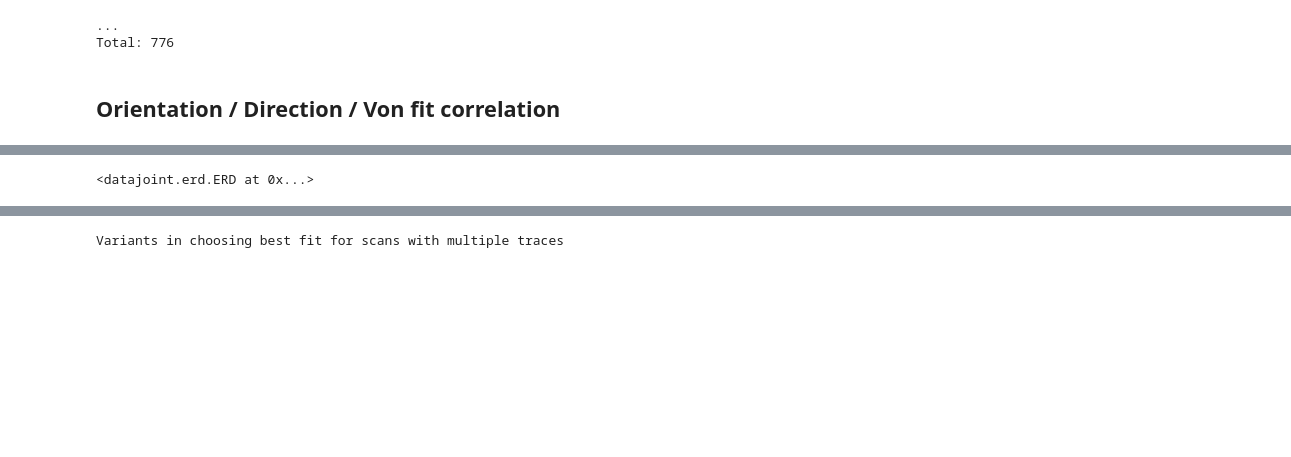
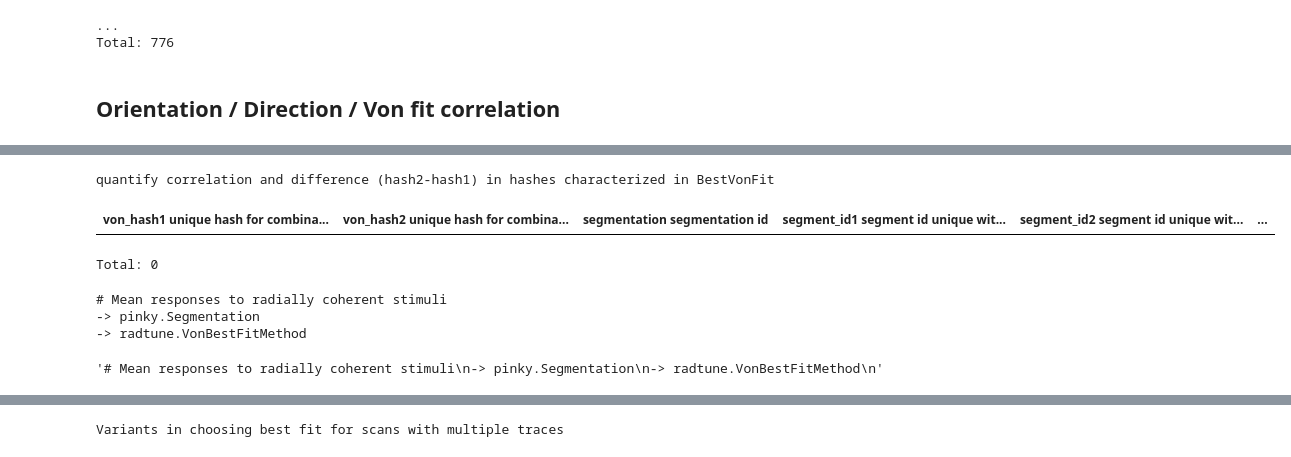
Before and after one commit to celiibrendan/Complete_Pinky100_Pipeline, a Jupyter notebook: notebooks/Pass_2_Analysis/Functional_plots/pinky100 shared contact plots_PINKY.ipynb, the cells around one changed output, grey strips where cells are left out. Drawn from its saved outputs; the diff is of its cells as text; code cells hidden in the pictures; blank space fills up the shorter version.

```diff
--- a/notebooks/Pass_2_Analysis/Functional_plots/pinky100 shared contact plots_PINKY.ipynb
+++ b/notebooks/Pass_2_Analysis/Functional_plots/pinky100 shared contact plots_PINKY.ipynb
@@ -77,3 +112,16 @@ AttributeError: module 'pinky' has no attribute 'ContactCorrelation'
+# %%
+(radtune.BestVonCorr & rad_unit_pairs)
+# %% [output]
+quantify correlation and difference (hash2-hash1) in hashes characterized in BestVonFit
+| von_hash1 unique hash for combina... | von_hash2 unique hash for combina... | segmentation segmentation id | segment_id1 segment id unique wit... | segment_id2 segment id unique wit... | ... |
+Total: 0
+# %%
+radtune.BestVonFit.Unit.desc
+# %% [output]
+# Mean responses to radially coherent stimuli
+-> pinky.Segmentation
+-> radtune.VonBestFitMethod
+'# Mean responses to radially coherent stimuli\n-> pinky.Segmentation\n-> radtune.VonBestFitMethod\n'
 # %%
 tuned = 'confidence > 1.0'
 
@@ -84,10 +132,6 @@ rad_unit_pairs = (rad_units.proj(segment_id1 = 'segment_id') *
 
 radsyncont_df = pd.DataFrame(((radtune.BestVonCorr & rad_unit_pairs) *
                               fc.ContactCorrelationShaft.proj(*attrs, cont_seg_shared = 'n_seg_shared', cont_seg_union = 'n_seg_union', segment_id1 = 'segment_id', segment_id2 = 'segment_b')).fetch())
-# %%
-dj.ERD(spattune) -1 +1
-# %% [output]
-<datajoint.erd.ERD at 0x...>
 # %%
 # set up bins for difference in prefered orientation
 rad2deg = 180/np.pi
```
Also changed, not shown: parts of 10 cells of this notebook, 2 other files.
